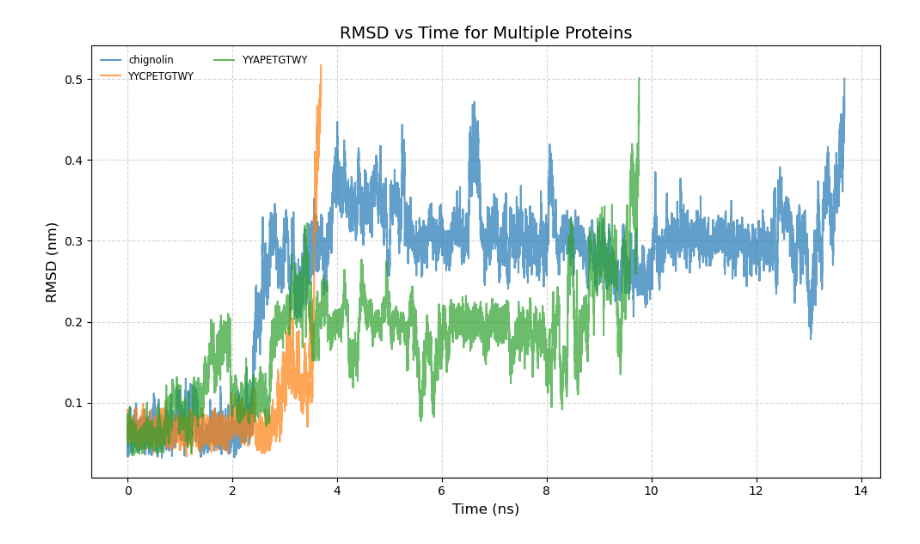
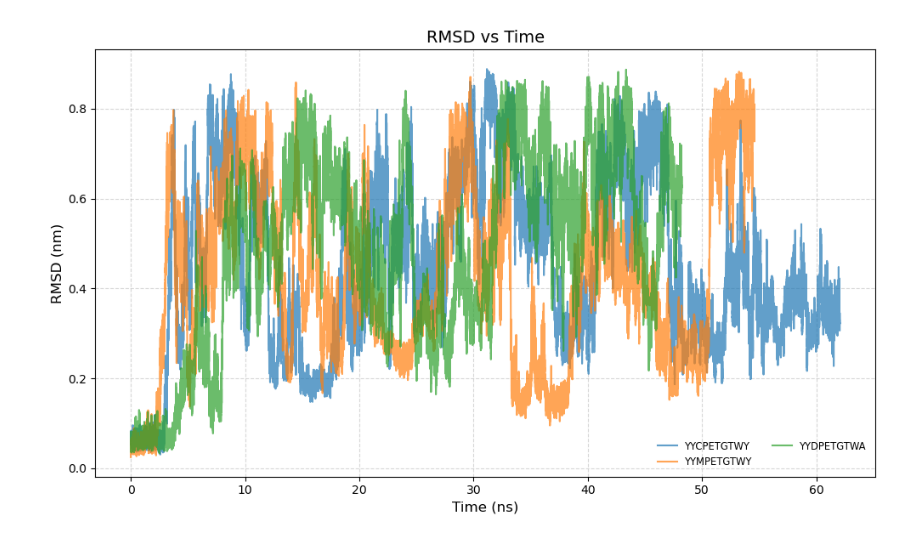
Before and after one commit to MendelsResearchGroup/guiding-peptide-kinetics, a Jupyter notebook: src/plots/rmsd.ipynb, the cells around one changed output. Drawn from its saved outputs; the diff is of its cells as text; code cells hidden in the pictures.

```diff
--- a/src/plots/rmsd.ipynb
+++ b/src/plots/rmsd.ipynb
@@ -1,44 +1,61 @@
 # %%
+import matplotlib
+%matplotlib widget
 import pandas as pd
 import matplotlib.pyplot as plt
 from pathlib import Path
 
-proteins = ["chignolin", "YYCPETGTWY", "YYAPETGTWY"]  # list of protein names
-output_dir = Path("figures")
-output_dir.mkdir(parents=True, exist_ok=True)
+def read_colvar(colvar_file: Path) -> pd.DataFrame:
+    # Extract headers from the FIELDS line
+    with colvar_file.open() as f:
+        headers = None
+        for line in f:
+            if line.startswith("#! FIELDS"):
+                headers = line.replace("#! FIELDS", "").strip().split()
+                break
+    if headers is None:
+        raise ValueError(f"No '#! FIELDS' line found in {colvar_file}")
+
+    # Read the file while skipping all comment lines
+    return pd.read_csv(
+        colvar_file,
+        sep=r"\s+",
+        comment="#",
+        names=headers,
+        engine="python"
+    )
+
+proteins = ["YYCPETGTWY", "YYMPETGTWY", "YYDPETGTWA"]
 
 plt.figure(figsize=(10, 6))
 
 for protein_name in proteins:
     base_path = Path(f"../../data/{protein_name}/output")
 
     all_times = []
     all_rmsd = []
 
-    for i in range(4000, 4001):  # runs 4000, 4001, 4002
-        run_name = f"run_{i}"
-        colvar_file = base_path / run_name / f"HLDA_COLVAR_{i}"
+    for i in range(0, 1):
+        run_name = f"run_{i:03d}"
+        colvar_file = base_path / run_name / f"COLVAR_{i:03d}"  # <-- COLVAR_000 style
 
-        # Read headers from first line starting with "#!"
-        with colvar_file.open() as f:
-            header_line = next(line for line in f if line.startswith("#!"))
-            headers = header_line.replace("#! FIELDS", "").strip().split()
+        if not colvar_file.exists():
+            print(f"Skipping missing file: {colvar_file}")
+            continue
 
-        df = pd.read_csv(colvar_file, sep=r"\s+", comment="#", names=headers)
-
-        all_times.extend(df["time"] * 1e-3)  # convert to ns
+        df = read_colvar(colvar_file)
+        all_times.extend(df["time"] * 1e-3)  # convert ps → ns
         all_rmsd.extend(df["rmsd"])
 
     plt.plot(all_times, all_rmsd, label=protein_name, linewidth=1.5, alpha=0.7)
 
 plt.xlabel("Time (ns)", fontsize=12)
 plt.ylabel("RMSD (nm)", fontsize=12)
 plt.title("RMSD vs Time", fontsize=14)
 plt.legend(fontsize="small", ncol=2, frameon=False)
 plt.grid(True, linestyle="--", alpha=0.5)
 plt.tight_layout()
 
-plt.savefig(output_dir / "proteins_rmsd.png", dpi=300)
 plt.show()
 # %% [output]
-[figure, old version]
+[figure, new version]
```
Also changed, not shown: parts of 1 cell of this notebook, 34 other files.
